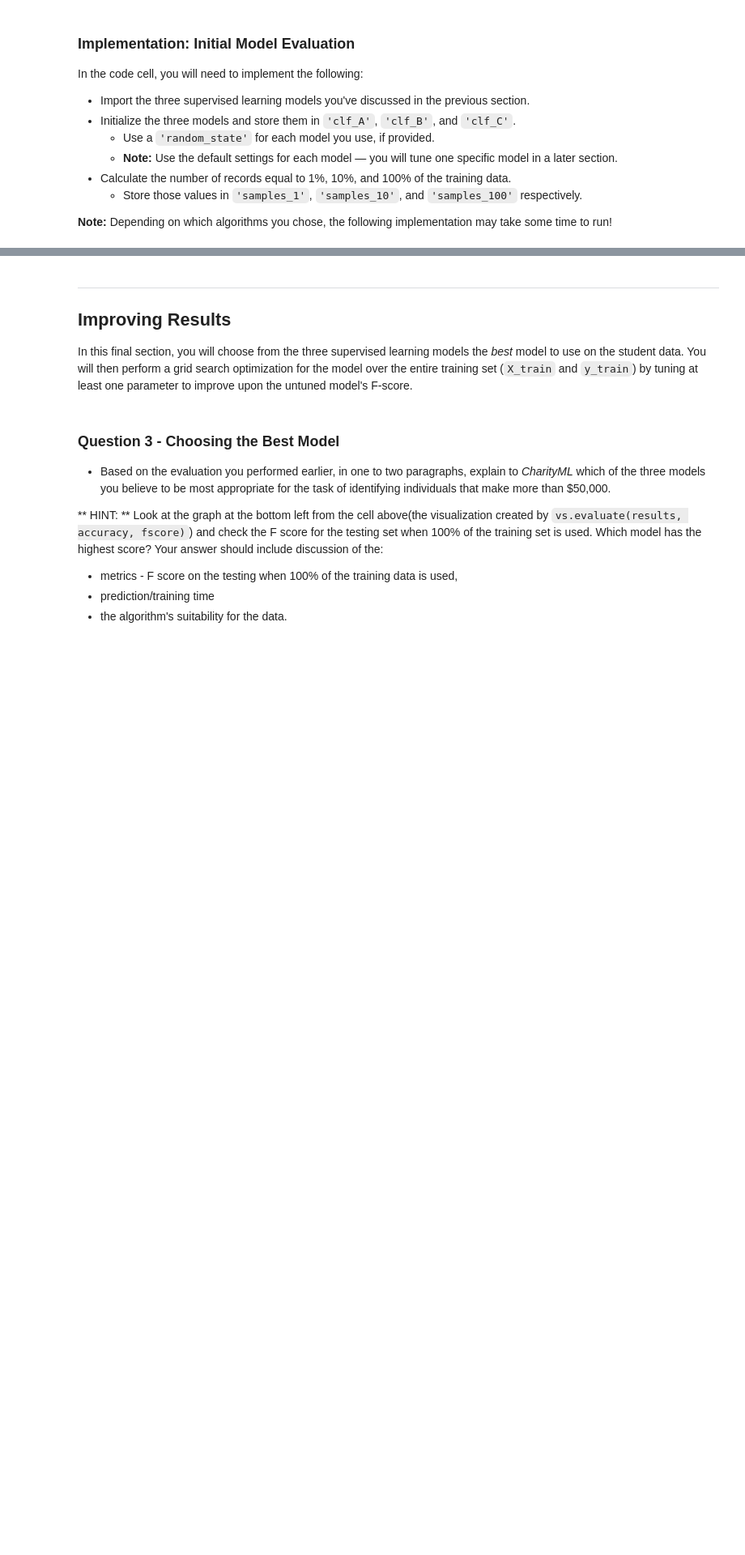
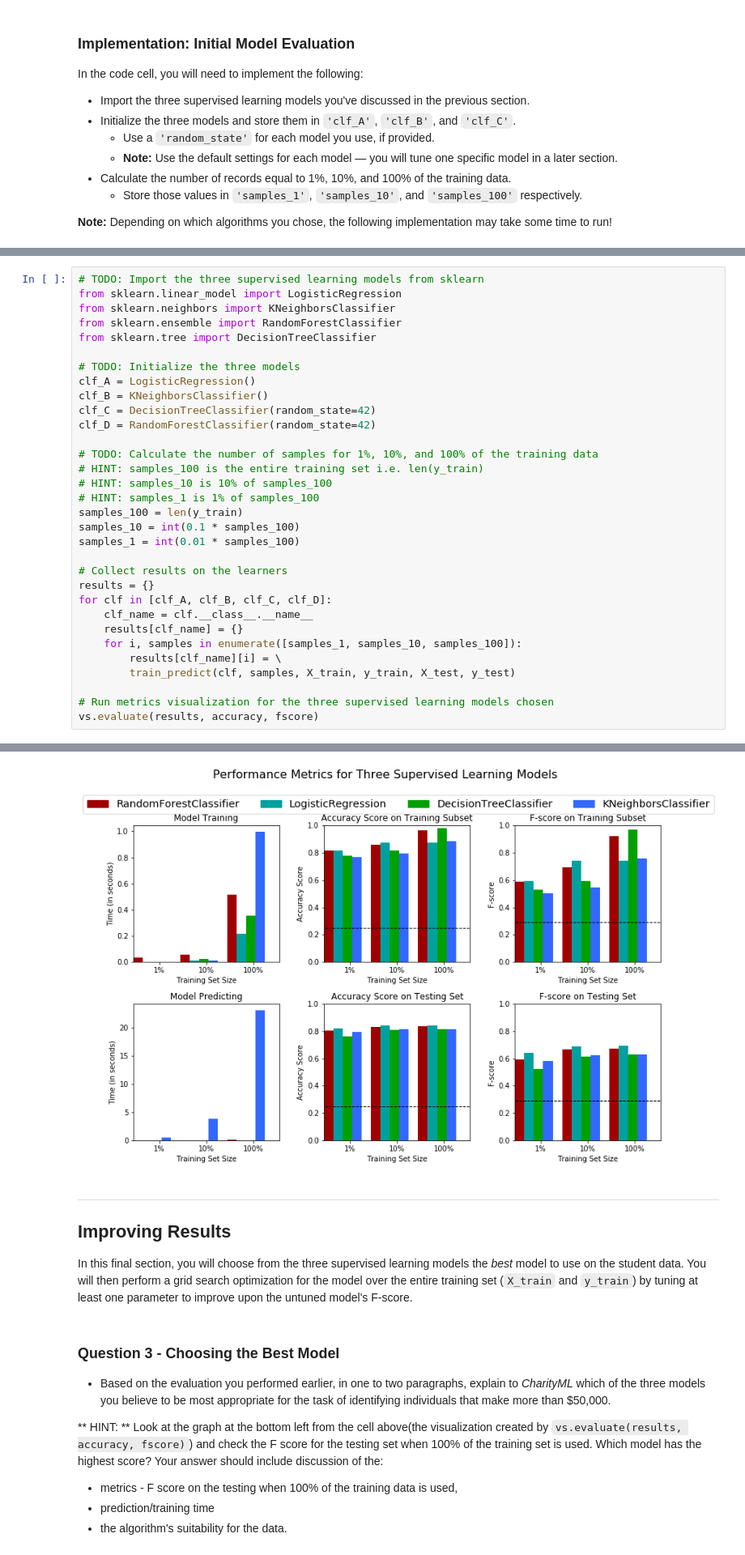
Before and after one commit to lmarkely/charity_ml, a Jupyter notebook: finding_donors.ipynb, the cells around one changed output, grey strips where cells are left out. Shown: that part at 81% size. Drawn from its saved outputs; the diff is of its cells as text; blank space fills up the shorter version.

```diff
--- a/finding_donors.ipynb
+++ b/finding_donors.ipynb
@@ -488,0 +489,33 @@ RandomForestClassifier trained on 36177 samples.
+# %%
+# TODO: Import the three supervised learning models from sklearn
+from sklearn.linear_model import LogisticRegression
+from sklearn.neighbors import KNeighborsClassifier
+from sklearn.ensemble import RandomForestClassifier
+from sklearn.tree import DecisionTreeClassifier
+
+# TODO: Initialize the three models
+clf_A = LogisticRegression()
+clf_B = KNeighborsClassifier()
+clf_C = DecisionTreeClassifier(random_state=42)
+clf_D = RandomForestClassifier(random_state=42)
+
+# TODO: Calculate the number of samples for 1%, 10%, and 100% of the training data
+# HINT: samples_100 is the entire training set i.e. len(y_train)
+# HINT: samples_10 is 10% of samples_100
+# HINT: samples_1 is 1% of samples_100
+samples_100 = len(y_train)
+samples_10 = int(0.1 * samples_100)
+samples_1 = int(0.01 * samples_100)
+
+# Collect results on the learners
+results = {}
+for clf in [clf_A, clf_B, clf_C, clf_D]:
+    clf_name = clf.__class__.__name__
+    results[clf_name] = {}
+    for i, samples in enumerate([samples_1, samples_10, samples_100]):
+        results[clf_name][i] = \
+        train_predict(clf, samples, X_train, y_train, X_test, y_test)
+
+# Run metrics visualization for the three supervised learning models chosen
+vs.evaluate(results, accuracy, fscore)
+# %% [output]
@@ -489,3 +534,4 @@ RandomForestClassifier trained on 36177 samples.
+[figure, added]
 # %% [markdown]
 ----
 ## Improving Results
```
Also changed, not shown: parts of 4 cells of this notebook.
